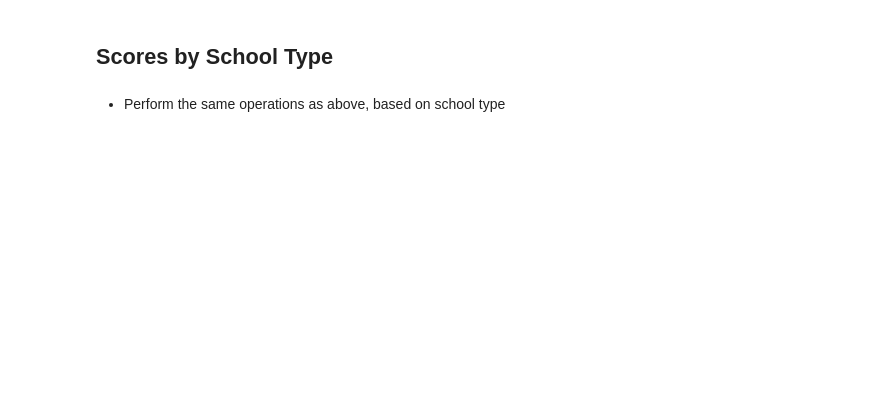
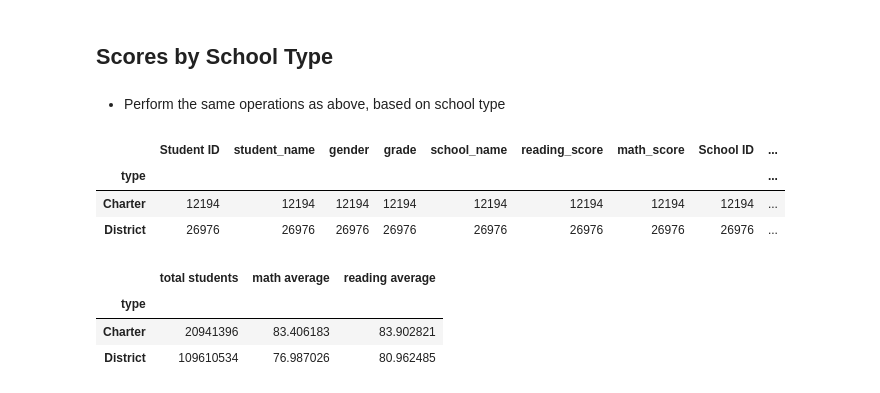
Before and after one commit to BanuNathan/pandas-Challenge, a Jupyter notebook: PyCitySchools/PyCitySchools_starter.ipynb, the cells around one changed output. Cells and saved outputs as stored; diff of their text form; code cells hidden in the pictures; blank space fills up the shorter version.

```diff
--- a/PyCitySchools/PyCitySchools_starter.ipynb
+++ b/PyCitySchools/PyCitySchools_starter.ipynb
@@ -431,3 +447,28 @@ size_summary
 ## Scores by School Type
 # %% [markdown]
 * Perform the same operations as above, based on school type
+# %%
+type_df = school_data_complete.groupby(['type'])
+type_df.count()
+# %% [output]
+|  | Student ID | student_name | gender | grade | school_name | reading_score | math_score | School ID | ... |
+| type |  |  |  |  |  |  |  |  | ... |
+| Charter | 12194 | 12194 | 12194 | 12194 | 12194 | 12194 | 12194 | 12194 | ... |
+| District | 26976 | 26976 | 26976 | 26976 | 26976 | 26976 | 26976 | 26976 | ... |
+# %%
+a= type_df["size"].sum()
+b=type_df["math_score"].mean()
+c=type_df["reading_score"].mean()
+
+a_df=pd.DataFrame({"total students":stu_per_type})
+b_df=pd.DataFrame({"math average":average_math_type})
+c_df=pd.DataFrame({"reading average":average_read_type})
+
+a1=pd.merge(a_df,b_df,left_index=True,right_on="type")
+summary_by_type=pd.merge(a1,c_df,left_index=True,right_on="type")
+summary_by_type
+# %% [output]
+|  | total students | math average | reading average |
+| type |  |  |  |
+| Charter | 20941396 | 83.406183 | 83.902821 |
+| District | 109610534 | 76.987026 | 80.962485 |
```
Also changed, not shown: parts of 9 cells of this notebook.
